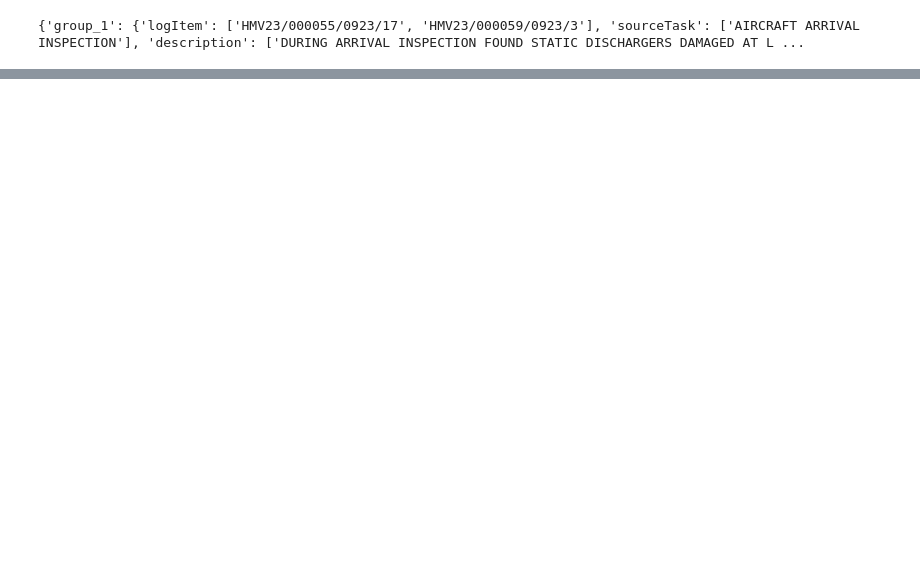
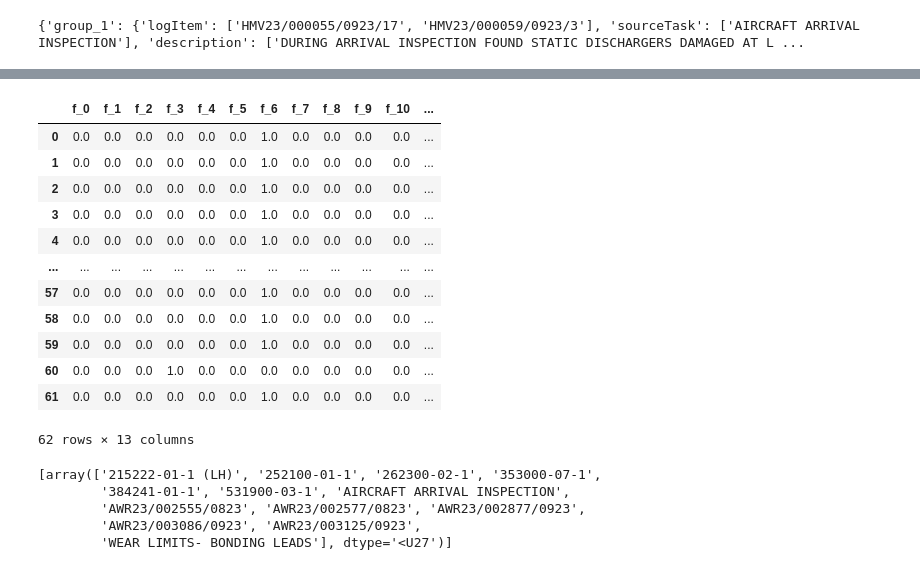
Before and after one commit to ranjithnrjk/gmr, a Jupyter notebook: flight_maintenance.ipynb, the cells around one changed output, grey strips where cells are left out. Saved outputs shown, nothing was run; the diff lists cells and outputs as text; code cells hidden in the pictures; blank space fills up the shorter version.

```diff
--- a/flight_maintenance.ipynb
+++ b/flight_maintenance.ipynb
@@ -1326,0 +860,3 @@ df_spare_parts.head(2)
+# %%
+targets = pd.DataFrame(columns=list(target_columns))
+targets
@@ -1326,0 +866,10 @@ df_spare_parts.head(2)
+# %%
+for i in df_spare_parts['spareParts']:
+    if isinstance(i, str):
+        i = ast.literal_eval(i)
+        if isinstance(i, dict):
+            new_row = i
+            targets = pd.concat([targets, pd.DataFrame([new_row])], ignore_index=True)
+    else:
+        new_row = dict(zip(targets.columns, np.zeros(len(targets.columns)).tolist()))
+        targets = pd.concat([targets, pd.DataFrame([new_row])], ignore_index=True)
@@ -1326,0 +925,15 @@ df_spare_parts.head(2)
+# %%
+input_data = df_spare_parts['soureceTask'].values.tolist()
+# %%
+from sklearn.preprocessing import OneHotEncoder
+
+# Reshape the list to a 2D array, required by OneHotEncoder
+input_data = np.array(input_data).reshape(-1, 1)
+
+# Initialize the OneHotEncoder
+encoder = OneHotEncoder(sparse_output=False, categories='auto')
+
+# Fit and transform the data
+input_data = encoder.fit_transform(input_data)
+
+input_data
@@ -1326,0 +958,27 @@ df_spare_parts.head(2)
+# %%
+columns = [f'f_{i}' for i in range(input_data.shape[1])]
+
+input_data = pd.DataFrame(input_data, columns=columns)
+input_data
+# %% [output]
+|  | f_0 | f_1 | f_2 | f_3 | f_4 | f_5 | f_6 | f_7 | f_8 | f_9 | f_10 | ... |
+| 0 | 0.0 | 0.0 | 0.0 | 0.0 | 0.0 | 0.0 | 1.0 | 0.0 | 0.0 | 0.0 | 0.0 | ... |
+| 1 | 0.0 | 0.0 | 0.0 | 0.0 | 0.0 | 0.0 | 1.0 | 0.0 | 0.0 | 0.0 | 0.0 | ... |
+| 2 | 0.0 | 0.0 | 0.0 | 0.0 | 0.0 | 0.0 | 1.0 | 0.0 | 0.0 | 0.0 | 0.0 | ... |
+| 3 | 0.0 | 0.0 | 0.0 | 0.0 | 0.0 | 0.0 | 1.0 | 0.0 | 0.0 | 0.0 | 0.0 | ... |
+| 4 | 0.0 | 0.0 | 0.0 | 0.0 | 0.0 | 0.0 | 1.0 | 0.0 | 0.0 | 0.0 | 0.0 | ... |
+| ... | ... | ... | ... | ... | ... | ... | ... | ... | ... | ... | ... | ... |
+| 57 | 0.0 | 0.0 | 0.0 | 0.0 | 0.0 | 0.0 | 1.0 | 0.0 | 0.0 | 0.0 | 0.0 | ... |
+| 58 | 0.0 | 0.0 | 0.0 | 0.0 | 0.0 | 0.0 | 1.0 | 0.0 | 0.0 | 0.0 | 0.0 | ... |
+| 59 | 0.0 | 0.0 | 0.0 | 0.0 | 0.0 | 0.0 | 1.0 | 0.0 | 0.0 | 0.0 | 0.0 | ... |
+| 60 | 0.0 | 0.0 | 0.0 | 1.0 | 0.0 | 0.0 | 0.0 | 0.0 | 0.0 | 0.0 | 0.0 | ... |
+| 61 | 0.0 | 0.0 | 0.0 | 0.0 | 0.0 | 0.0 | 1.0 | 0.0 | 0.0 | 0.0 | 0.0 | ... |
+62 rows × 13 columns
+# %%
+encoder.categories_
+# %% [output]
+[array(['215222-01-1 (LH)', '252100-01-1', '262300-02-1', '353000-07-1',
+        '384241-01-1', '531900-03-1', 'AIRCRAFT ARRIVAL INSPECTION',
+        'AWR23/002555/0823', 'AWR23/002577/0823', 'AWR23/002877/0923',
+        'AWR23/003086/0923', 'AWR23/003125/0923',
+        'WEAR LIMITS- BONDING LEADS'], dtype='<U27')]
```
Also changed, not shown: parts of 80 cells of this notebook, 6 other files.
